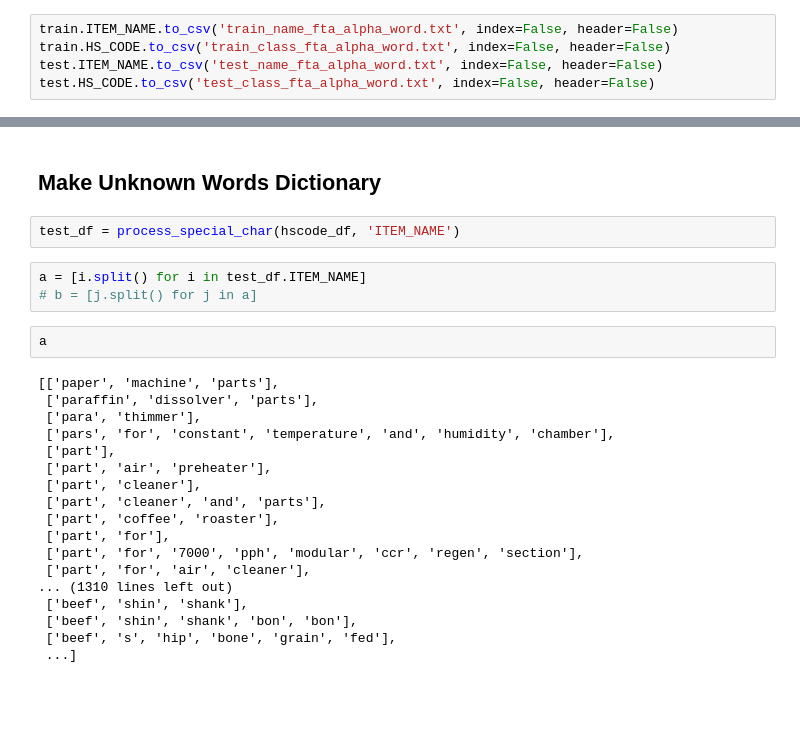
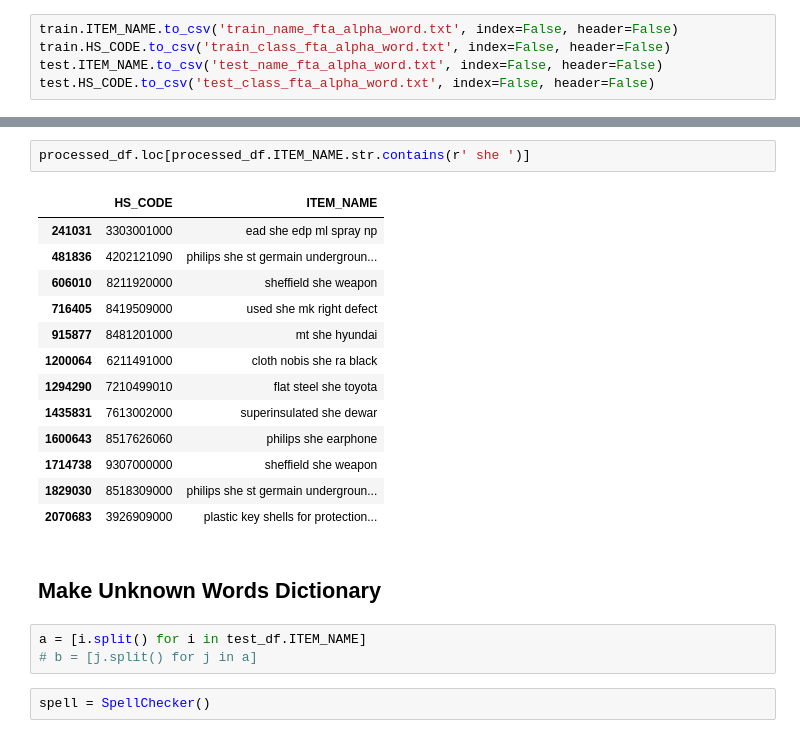
Before and after one commit to yiyc-kr/pandas-modules, a Jupyter notebook: data_evaluation.ipynb, the cells around one changed output, grey strips where cells are left out. Drawn from its saved outputs; the diff is of its cells as text; blank space fills up the shorter version.

```diff
--- a/data_evaluation.ipynb
+++ b/data_evaluation.ipynb
@@ -237,27 +305,23 @@ test.HS_CODE.to_csv('test_class_fta_alpha_word.txt', index=False, header=False)
+# %%
+processed_df.loc[processed_df.ITEM_NAME.str.contains(r' she ')]
+# %% [output]
+|  | HS_CODE | ITEM_NAME |
+| 241031 | 3303001000 | ead she edp ml spray np |
+| 481836 | 4202121090 | philips she st germain undergroun... |
+| 606010 | 8211920000 | sheffield she weapon |
+| 716405 | 8419509000 | used she mk right defect |
+| 915877 | 8481201000 | mt she hyundai |
+| 1200064 | 6211491000 | cloth nobis she ra black |
+| 1294290 | 7210499010 | flat steel she toyota |
+| 1435831 | 7613002000 | superinsulated she dewar |
+| 1600643 | 8517626060 | philips she earphone |
+| 1714738 | 9307000000 | sheffield she weapon |
+| 1829030 | 8518309000 | philips she st germain undergroun... |
+| 2070683 | 3926909000 | plastic key shells for protection... |
 # %% [markdown]
 ## Make Unknown Words Dictionary
-# %%
-test_df = process_special_char(hscode_df, 'ITEM_NAME')
 # %%
 a = [i.split() for i in test_df.ITEM_NAME]
 # b = [j.split() for j in a]
-# %%
-a
-# %% [output]
-[['paper', 'machine', 'parts'],
- ['paraffin', 'dissolver', 'parts'],
- ['para', 'thimmer'],
- ['pars', 'for', 'constant', 'temperature', 'and', 'humidity', 'chamber'],
- ['part'],
- ['part', 'air', 'preheater'],
- ['part', 'cleaner'],
- ['part', 'cleaner', 'and', 'parts'],
- ['part', 'coffee', 'roaster'],
- ['part', 'for'],
- ['part', 'for', '7000', 'pph', 'modular', 'ccr', 'regen', 'section'],
- ['part', 'for', 'air', 'cleaner'],
-... (1310 lines left out)
- ['beef', 'shin', 'shank'],
- ['beef', 'shin', 'shank', 'bon', 'bon'],
- ['beef', 's', 'hip', 'bone', 'grain', 'fed'],
- ...]
+# %%
+spell = SpellChecker()
```
Also changed, not shown: parts of 19 cells of this notebook.
